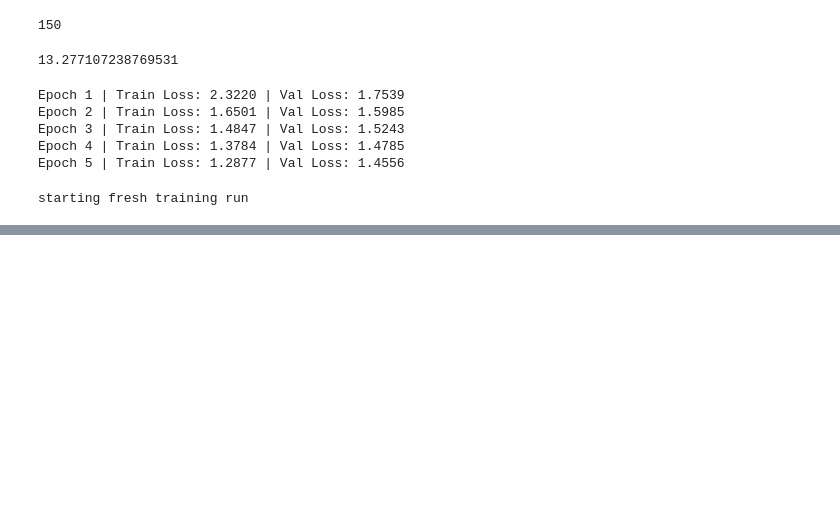
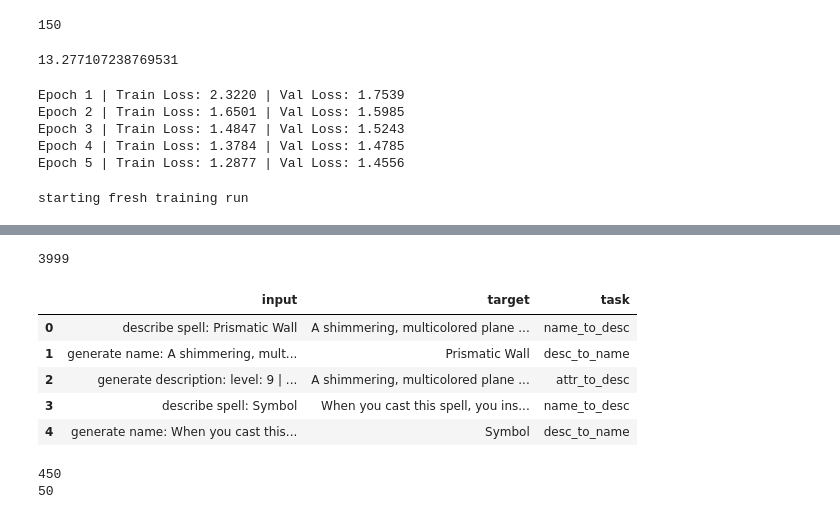
Before and after one commit to AryaanPe/GenAi-Text, a Jupyter notebook: t5finetune.ipynb, the cells around one changed output, grey strips where cells are left out. Saved outputs shown, nothing was run; the diff lists cells and outputs as text; code cells hidden in the pictures; blank space fills up the shorter version.

```diff
--- a/t5finetune.ipynb
+++ b/t5finetune.ipynb
@@ -435,0 +469,66 @@ saved new best model
+# %%
+multi_task_examples = []
+
+for _, row in df.iterrows():
+
+    name = str(row["name"])
+    desc = str(row["desc"])
+
+    attrs = build_spell_prompt(row)
+
+    multi_task_examples.append({
+        "input": f"describe spell: {name}",
+        "target": desc,
+        "task": "name_to_desc"
+    })
+
+    multi_task_examples.append({
+        "input": f"generate name: {desc}",
+        "target": name,
+        "task": "desc_to_name"
+    })
+
+    multi_task_examples.append({
+        "input": f"generate description: {attrs}",
+        "target": desc,
+        "task": "attr_to_desc"
+    })
+
+print(len(multi_task_examples))
+
+pd.DataFrame(multi_task_examples).head()
+# %% [output]
+3999
+|  | input | target | task |
+| 0 | describe spell: Prismatic Wall | A shimmering, multicolored plane ... | name_to_desc |
+| 1 | generate name: A shimmering, mult... | Prismatic Wall | desc_to_name |
+| 2 | generate description: level: 9 | ... | A shimmering, multicolored plane ... | attr_to_desc |
+| 3 | describe spell: Symbol | When you cast this spell, you ins... | name_to_desc |
+| 4 | generate name: When you cast this... | Symbol | desc_to_name |
+# %%
+multi_train, multi_val = train_test_split(
+    multi_task_examples,
+    test_size=0.1,
+    random_state=42
+)
+
+train_dataset = SpellDataset(multi_train)
+val_dataset = SpellDataset(multi_val)
+
+train_loader = DataLoader(
+    train_dataset,
+    batch_size=8,
+    shuffle=True
+)
+
+val_loader = DataLoader(
+    val_dataset,
+    batch_size=8,
+    shuffle=False
+)
+
+print(len(train_loader))
+print(len(val_loader))
+# %% [output]
+450
+50
```
Also changed, not shown: parts of 11 cells of this notebook.
